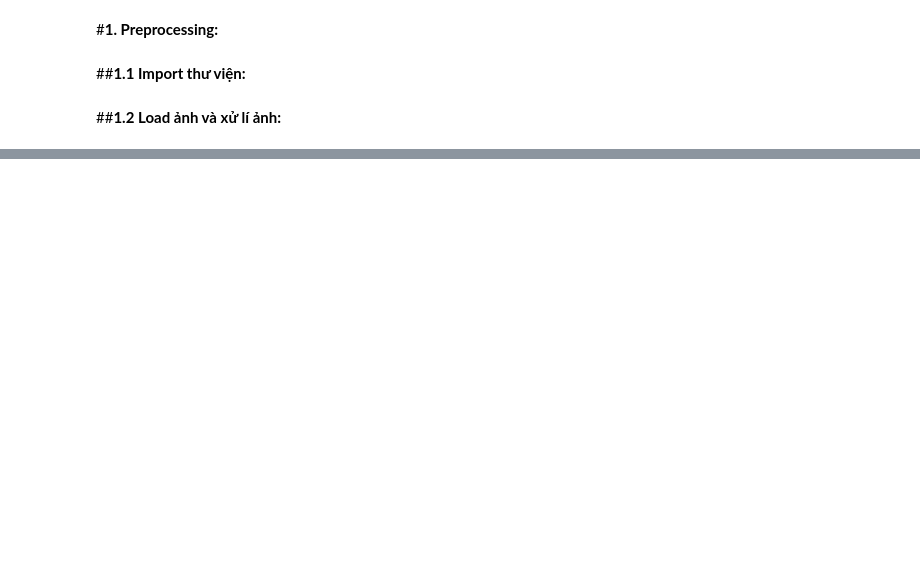
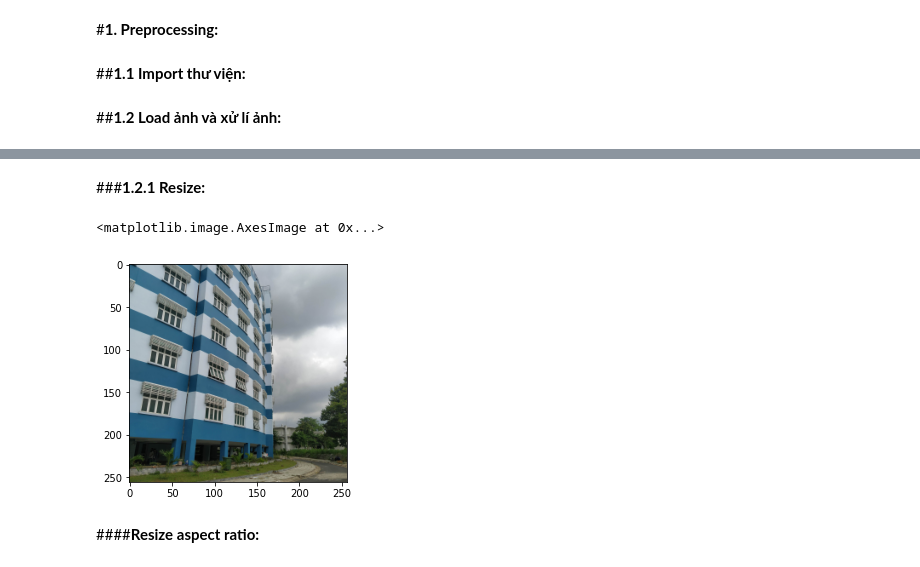
Before and after one commit to KhangTran2503/CS114.K21.KHTN, a Jupyter notebook: [Capstone Study] New_ML_FinalProject/[Capstone Study]Try_1.ipynb, the cells around one changed output, grey strips where cells are left out. Drawn from its saved outputs; the diff is of its cells as text; code cells hidden in the pictures; blank space fills up the shorter version.

```diff
--- a/[Capstone Study] New_ML_FinalProject/[Capstone Study]Try_1.ipynb
+++ b/[Capstone Study] New_ML_FinalProject/[Capstone Study]Try_1.ipynb
@@ -9,0 +30,11 @@
+# %% [markdown]
+###**1.2.1 Resize:**
+# %%
+ImgTest_rs = cv2.resize(ImgTest,(256,256),interpolation=cv2.INTER_AREA)
+#plt.axis('off')
+plt.imshow(cv2.cvtColor(ImgTest_rs,cv2.COLOR_BGR2RGB))
+# %% [output]
+<matplotlib.image.AxesImage at 0x...>
+[figure, added]
+# %% [markdown]
+####**Resize aspect ratio:**
```
Also changed, not shown: parts of 13 cells of this notebook.
